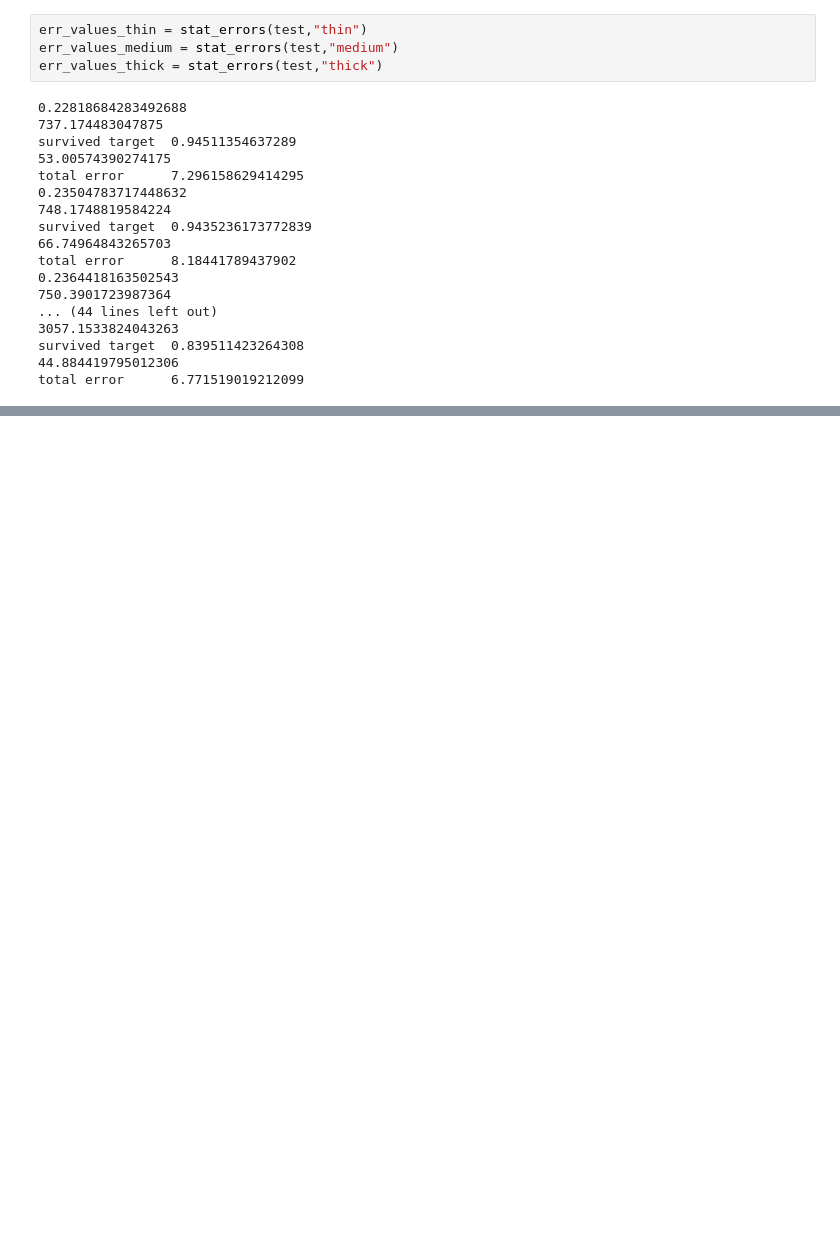
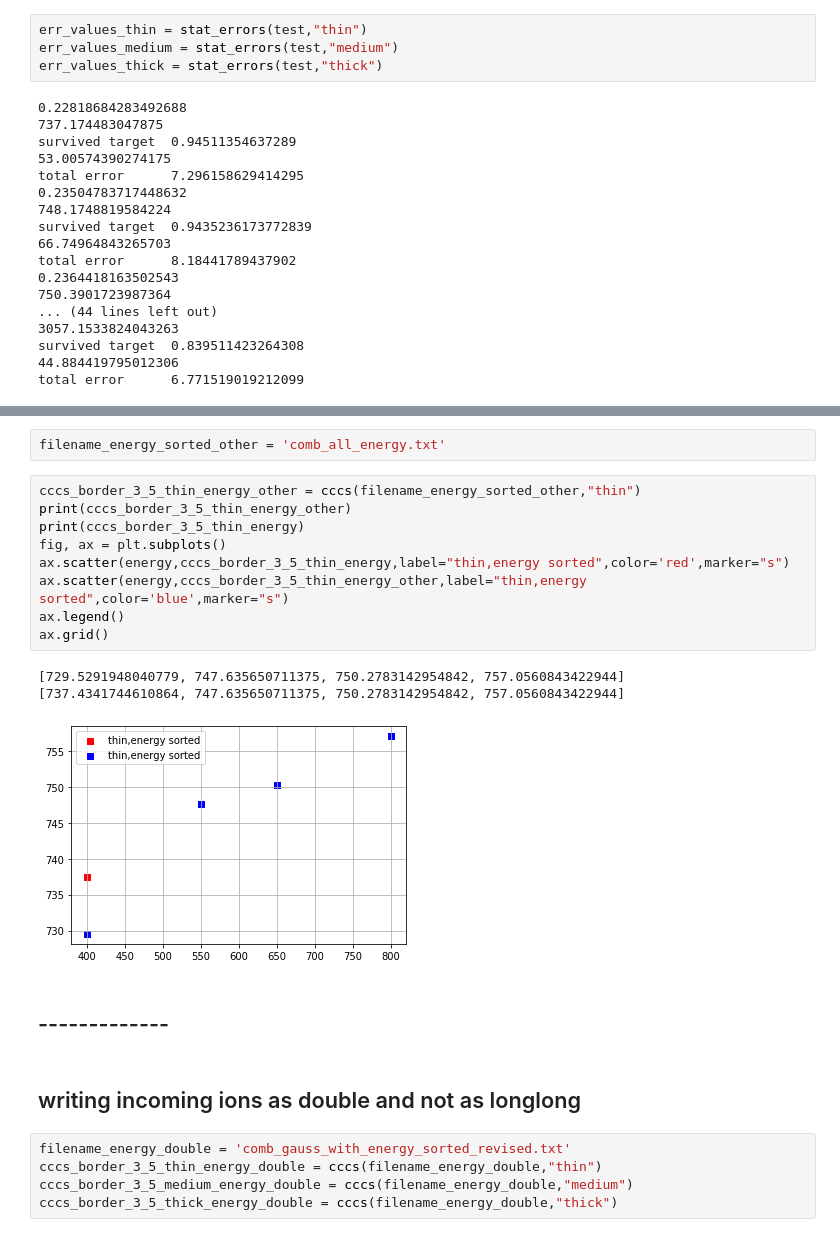
Before and after one commit to jenegger/r3bweek24_gsi, a Jupyter notebook: preliminary_charge_chaning_methods.ipynb, the cells around one changed output, grey strips where cells are left out. Saved outputs shown, nothing was run; the diff lists cells and outputs as text; blank space fills up the shorter version.

```diff
--- a/preliminary_charge_chaning_methods.ipynb
+++ b/preliminary_charge_chaning_methods.ipynb
@@ -758,0 +795,24 @@ ax.legend()
+# %%
+filename_energy_sorted_other = 'comb_all_energy.txt'
+# %%
+cccs_border_3_5_thin_energy_other = cccs(filename_energy_sorted_other,"thin")
+print(cccs_border_3_5_thin_energy_other)
+print(cccs_border_3_5_thin_energy)
+fig, ax = plt.subplots()
+ax.scatter(energy,cccs_border_3_5_thin_energy,label="thin,energy sorted",color='red',marker="s")
+ax.scatter(energy,cccs_border_3_5_thin_energy_other,label="thin,energy sorted",color='blue',marker="s")
+ax.legend()
+ax.grid()
+# %% [output]
+[729.5291948040779, 747.635650711375, 750.2783142954842, 757.0560843422944]
+[737.4341744610864, 747.635650711375, 750.2783142954842, 757.0560843422944]
+[figure, added]
+# %% [markdown]
+## -------------
+# %% [markdown]
+## writing incoming ions as double  and not as longlong
+# %%
+filename_energy_double = 'comb_gauss_with_energy_sorted_revised.txt'
+cccs_border_3_5_thin_energy_double = cccs(filename_energy_double,"thin")
+cccs_border_3_5_medium_energy_double = cccs(filename_energy_double,"medium")
+cccs_border_3_5_thick_energy_double = cccs(filename_energy_double,"thick")
```
Also changed, not shown: parts of 17 cells of this notebook, 31 other files.
